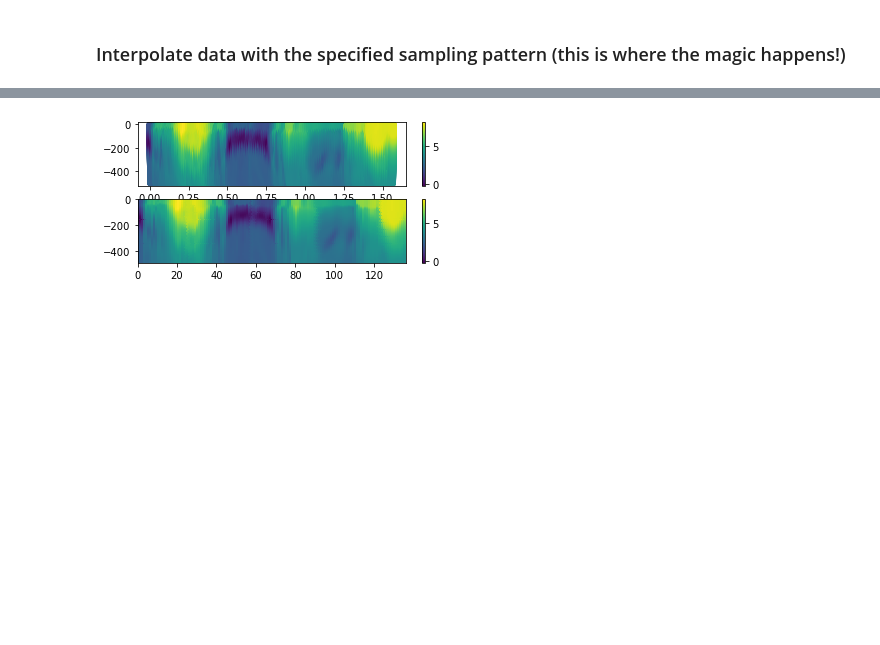
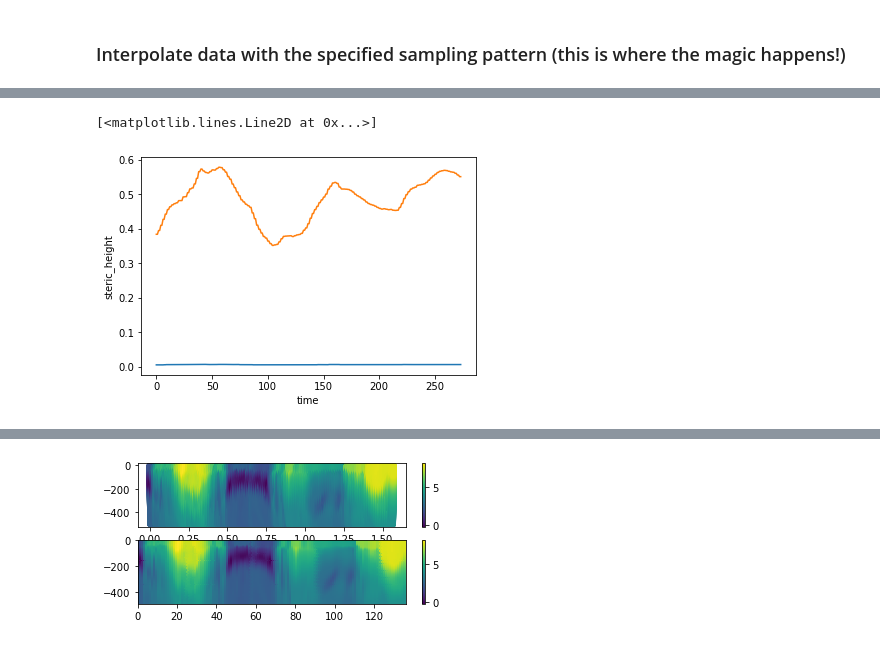
Before and after one commit to kdrushka/model-subsampling, a Jupyter notebook: testing/osse_code.ipynb, the cells around one changed output, grey strips where cells are left out. Drawn from its saved outputs; the diff is of its cells as text; code cells hidden in the pictures; blank space fills up the shorter version.

Commit message:
make steric height a 2d field

```diff
--- a/testing/osse_code.ipynb
+++ b/testing/osse_code.ipynb
@@ -141,2 +200,29 @@ len(zgr)
+# %%
+# get actual times associated with profiles:
+tgr = np.arange(survey_track.n_profiles.values)
+# z are down/up, so there are actually twice as many profiles, so multuply by 2
+nt = len(tgr)*2  # number of profiles
+# nz is the number of depths
+zgr = np.unique(sdata.dep.data)
+nz = int(len(zgr))
+# nz = int(len(sdata.dep)/nt) # also works
+
+# loop & regrid 3d variables:
+vbls3d = ['Theta','Salt','vorticity','steric_height']
+sgridded = xr.Dataset()
+for vbl in vbls3d:
+    this_var = sdata[vbl].data.compute().copy()
+    # reshape to nz,nt
+    this_var_reshape = np.reshape(this_var,(nz,nt), order='F') # fortran order is important!
+    # every second column: flip the data upside down so that upcasts go from top to bottom
+    this_var_fix = this_var_reshape.copy()
+    this_var_fix[:,1::2] = this_var_fix[-1::-1,1::2]
+    sgridded[vbl] = (("depth","time"), this_var_fix)
+# %%
+sgridded.steric_height.isel(depth=[0]).plot()
+sgridded.steric_height.isel(depth=[494]).plot()
+# %% [output]
+[<matplotlib.lines.Line2D at 0x...>]
+[figure, added]
 # %%
 # regrid the data in a clunky way, by first extracting each variable from dataarray => np array
```
Also changed, not shown: parts of 9 cells of this notebook, 1 other file.
